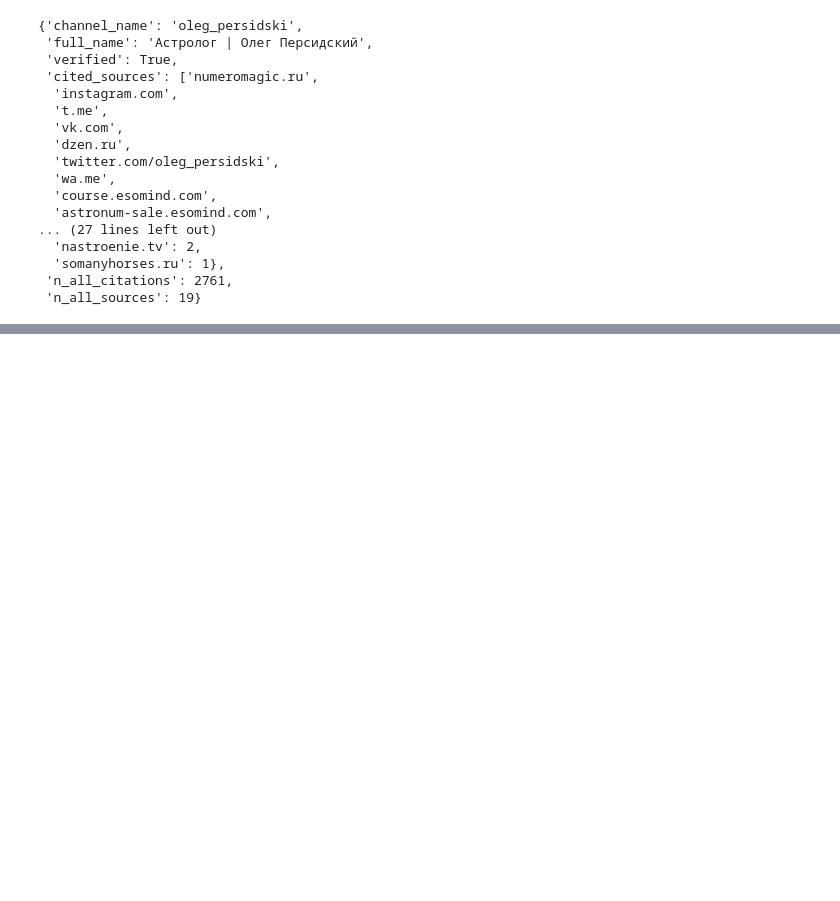
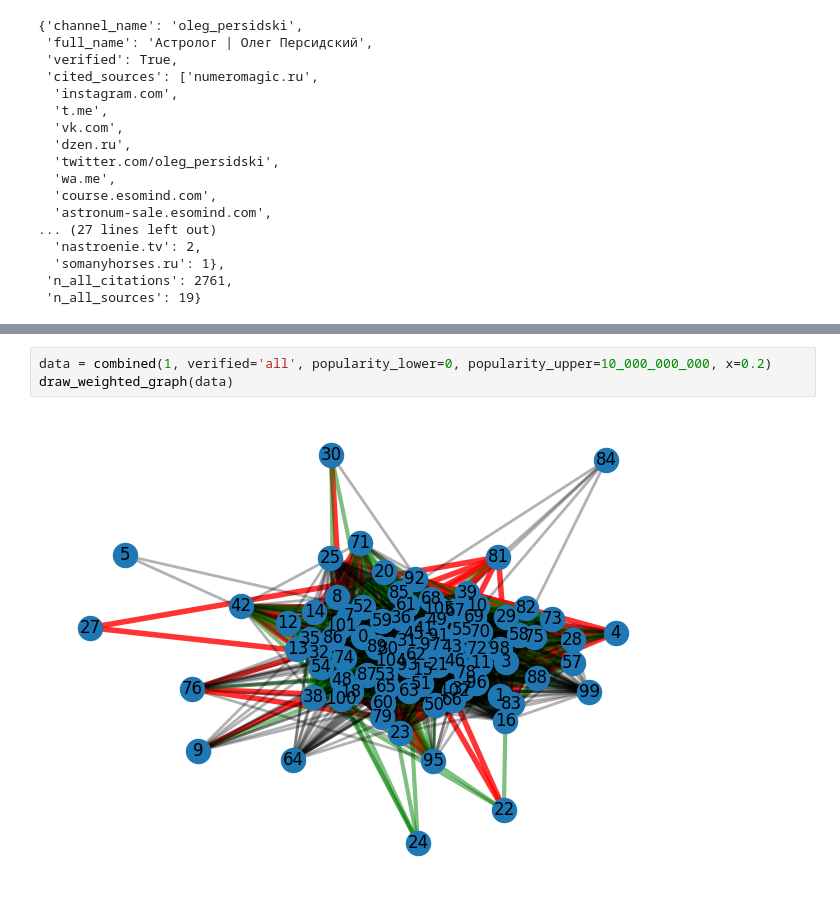
Before and after one commit to jakubbbbbc/TASS_project, a Jupyter notebook: notebook.ipynb, the cells around one changed output, grey strips where cells are left out. Drawn from its saved outputs; the diff is of its cells as text; blank space fills up the shorter version.

```diff
--- a/notebook.ipynb
+++ b/notebook.ipynb
@@ -366,0 +347,5 @@ get_node_info_by_id(77)
+# %%
+data = combined(1, verified='all', popularity_lower=0, popularity_upper=10_000_000_000, x=0.2)
+draw_weighted_graph(data)
+# %% [output]
+[figure, added]
```
Also changed, not shown: parts of 19 cells of this notebook.
